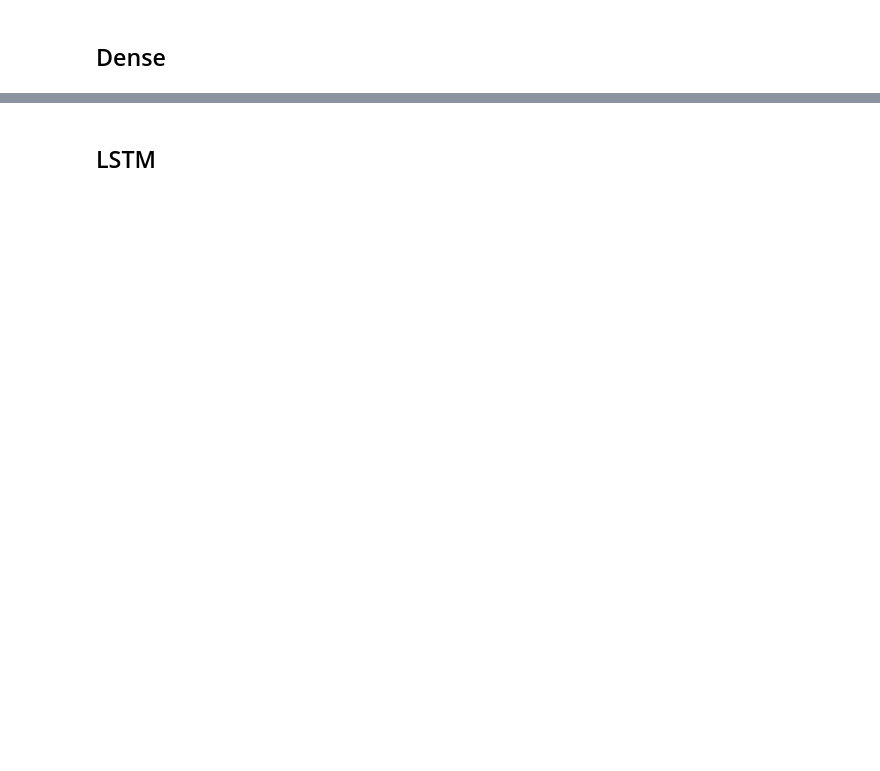
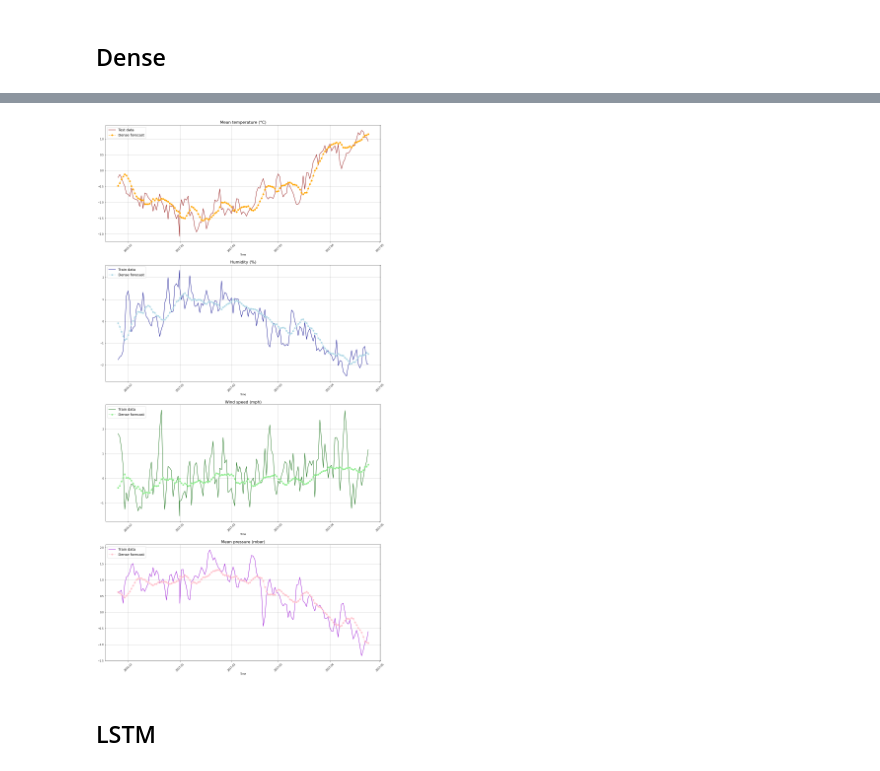
Before and after one commit to alexandre-pinon/voltron, a Jupyter notebook: src/ai/voltron.ipynb, the cells around one changed output, grey strips where cells are left out. Cells and saved outputs as stored; diff of their text form; code cells hidden in the pictures; blank space fills up the shorter version.

```diff
--- a/src/ai/voltron.ipynb
+++ b/src/ai/voltron.ipynb
@@ -305,8 +341,10 @@ performance['Baseline'] = baseline.evaluate(w1.test, verbose=0)
 ## Dense
 # %%
 dense = tf.keras.Sequential([
+    tf.keras.layers.Lambda(lambda x: x[:, -WINDOW_SIZE:, :]),
     tf.keras.layers.Dense(units=64, activation='relu'),
     tf.keras.layers.Dense(units=64, activation='relu'),
-    tf.keras.layers.Dense(units=num_features)
+    tf.keras.layers.GlobalAvgPool1D(keepdims=True),
+    tf.keras.layers.Dense(units=num_features),
 ])
 # %%
@@ -334,0 +373,3 @@ Epoch 23/100
+# %%
+single_step_window.plot_ts(dense, title="Dense forecast")
+# %% [output]
@@ -335,3 +377,4 @@ Epoch 23/100
+[figure, added]
 # %% [markdown]
 ## LSTM
 # %%
```
Also changed, not shown: parts of 37 cells of this notebook, 7 other files.
